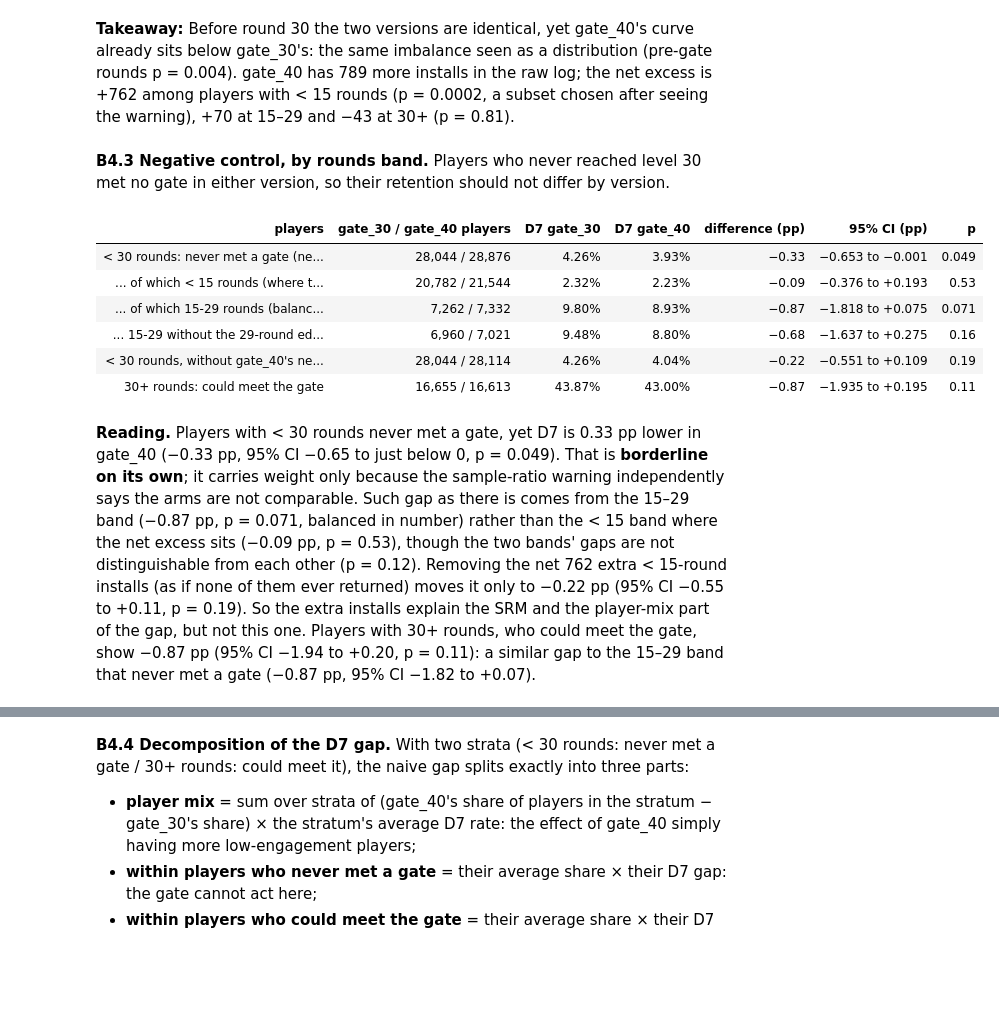
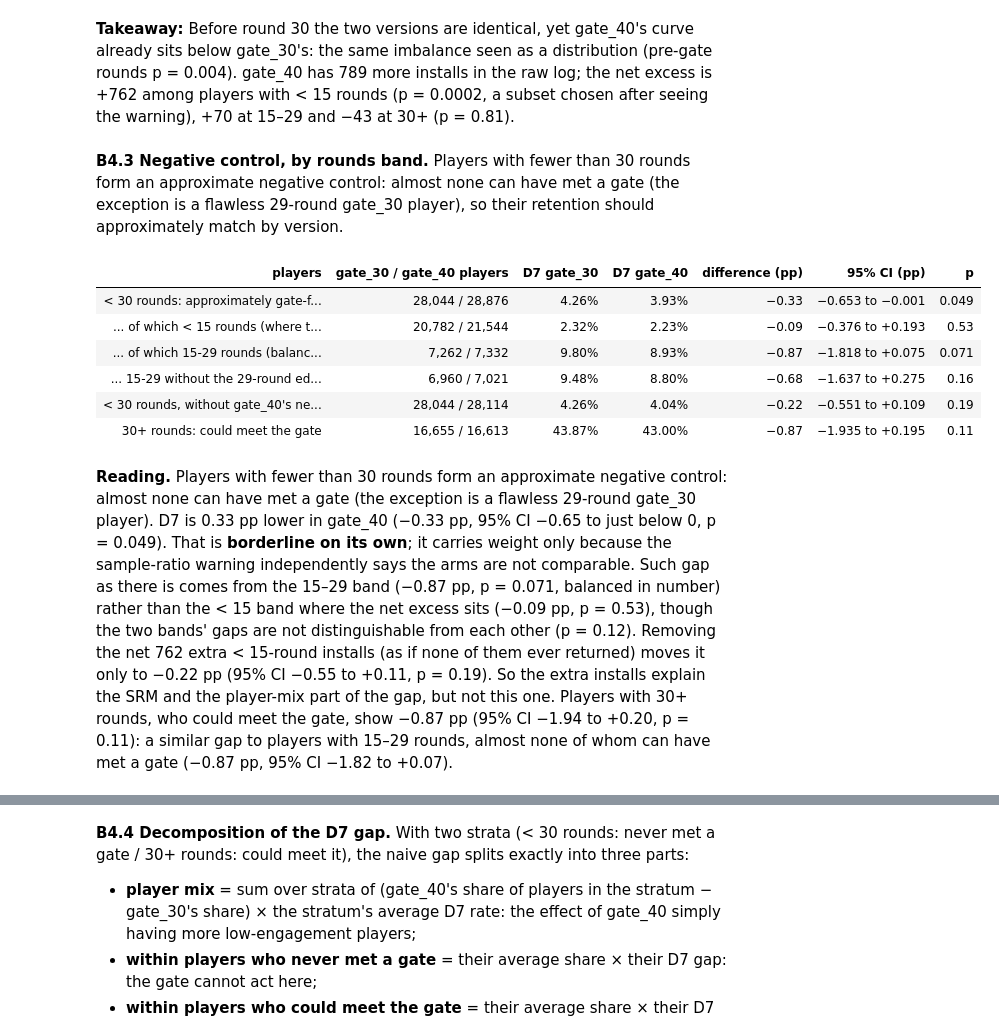
Before and after one commit to edwinzhang98/retention-ab-test-analysis, a Jupyter notebook: notebooks/03_ab_test.ipynb, the cells around one changed output, grey strips where cells are left out. Cells and saved outputs as stored; diff of their text form; code cells hidden in the pictures; blank space fills up the shorter version.

```diff
--- a/notebooks/03_ab_test.ipynb
+++ b/notebooks/03_ab_test.ipynb
@@ -1087,7 +1087,7 @@ For players with < 30 rounds the two versions are the same game, so their number
 **B4.1 Where are the extra installs?** Arm sizes by rounds played, raw assignment log.
 # %%
 STRATA = {"rounds_lt_15": ("fewer than 15 rounds", log["sum_gamerounds"] < 15),
-          "rounds_15_29": ("15-29 rounds (never met a gate)", log["sum_gamerounds"].between(15, 29)),
+          "rounds_15_29": ("15–29 rounds (almost none could have met a gate)", log["sum_gamerounds"].between(15, 29)),
           "rounds_lt_30": ("fewer than 30 rounds (the two bands above)", log["sum_gamerounds"] < 30),
           "rounds_ge_30": ("30+ rounds (could meet the gate)", log["sum_gamerounds"] >= 30)}
 srm_rows = []
@@ -1152,7 +1152,7 @@ show("gate_engagement_gap")
 [interactive output not drawn]
 **Takeaway:** Before round 30 the two versions are identical, yet gate_40's curve already sits below gate_30's: the same imbalance seen as a distribution (pre-gate rounds p = 0.004). gate_40 has 789 more installs in the raw log; the net excess is +762 among players with < 15 rounds (p = 0.0002, a subset chosen after seeing the warning), +70 at 15–29 and −43 at 30+ (p = 0.81).
 # %% [markdown]
-**B4.3 Negative control, by rounds band.** Players who never reached level 30 met no gate in either version, so their retention should not differ by version.
+**B4.3 Negative control, by rounds band.** Players with fewer than 30 rounds form an approximate negative control: almost none can have met a gate (the exception is a flawless 29-round gate_30 player), so their retention should approximately match by version.
 # %%
 GROUPS = {"never_reached_30": players["sum_gamerounds"] < 30, "rounds_lt_15": players["sum_gamerounds"] < 15,
           "rounds_15_29": players["sum_gamerounds"].between(15, 29), "reached_30": players["sum_gamerounds"] >= 30,
@@ -1192,42 +1192,42 @@ b1528, r29 = nc_res[("rounds_15_28", "retention_7")], nc_res[("rounds_29", "rete
 def gap_se(r):
     return np.sqrt(r.rate_t * (1 - r.rate_t) / r.n_t + r.rate_c * (1 - r.rate_c) / r.n_c)
 
 
 gap_diff, gap_diff_se = b1529.abs_lift - b15.abs_lift, np.hypot(gap_se(b1529), gap_se(b15))
 gap_diff_p = 2 * sps.norm.sf(abs(gap_diff / gap_diff_se))
 ref = G["d7_band_gap_difference_15_29_vs_lt_15"]
 assert same(gap_diff, ref["diff"]) and same(gap_diff_se, ref["se"]) and same(gap_diff_p, ref["p_value"])
 
 # claims the text relies on: the negative control is borderline (just under alpha); such gap as there is comes from
 # 15-29 rounds rather than < 15, though the two bands' gaps are not distinguishable; 15-29 and 30+ show a similar
 # (negative) gap; removing the excess leaves no clear gap; the 29-round edge case is small and balanced in number, and
 # without it 15-28 still shows a negative gap
 assert 0.01 < nc7.p_value < C.ALPHA and abs(b15.abs_lift) < abs(b1529.abs_lift) and b15.p_value > C.ALPHA
 assert gap_diff_p > C.ALPHA
 assert b1529.abs_lift < 0 and b30.abs_lift < 0 and abs(b1529.abs_lift - b30.abs_lift) < 0.005
 assert nc_removed.p_value > C.ALPHA
 assert r29.n_t + r29.n_c < 0.05 * (b1529.n_t + b1529.n_c)
 assert S.srm_check(r29.n_t, r29.n_c, C.INTENDED_GATE40_SHARE)["p_value"] > C.ALPHA and b1528.abs_lift < 0
 table(pd.DataFrame([{
     "players": label, "gate_30 / gate_40 players": f"{r.n_c:,} / {r.n_t:,}", "D7 gate_30": r.rate_c, "D7 gate_40": r.rate_t,
     "difference (pp)": r.abs_lift * 100, "95% CI (pp)": ci_txt(r.abs_ci_low, r.abs_ci_high, 3), "p": r.p_value,
-} for label, r in (("< 30 rounds: never met a gate (negative control)", nc7),
+} for label, r in (("< 30 rounds: approximately gate-free (negative control)", nc7),
                    ("... of which < 15 rounds (where the net excess sits)", b15),
                    ("... of which 15-29 rounds (balanced in number)", b1529),
                    ("... 15-29 without the 29-round edge case (15-28 rounds)", b1528),
                    (f"< 30 rounds, without gate_40's net excess of {ex15:,} < 15-round installs", nc_removed),
                    ("30+ rounds: could meet the gate", b30))]),
       {"D7 gate_30": "{:.2%}", "D7 gate_40": "{:.2%}", "difference (pp)": "{:+.2f}", "p": fmt_p}, bold_below=["p"])
 # %% [output]
 | players | gate_30 / gate_40 players | D7 gate_30 | D7 gate_40 | difference (pp) | 95% CI (pp) | p |
-| < 30 rounds: never met a gate (ne... | 28,044 / 28,876 | 4.26% | 3.93% | −0.33 | −0.653 to −0.001 | 0.049 |
+| < 30 rounds: approximately gate-f... | 28,044 / 28,876 | 4.26% | 3.93% | −0.33 | −0.653 to −0.001 | 0.049 |
 | ... of which < 15 rounds (where t... | 20,782 / 21,544 | 2.32% | 2.23% | −0.09 | −0.376 to +0.193 | 0.53 |
 | ... of which 15-29 rounds (balanc... | 7,262 / 7,332 | 9.80% | 8.93% | −0.87 | −1.818 to +0.075 | 0.071 |
 | ... 15-29 without the 29-round ed... | 6,960 / 7,021 | 9.48% | 8.80% | −0.68 | −1.637 to +0.275 | 0.16 |
 | < 30 rounds, without gate_40's ne... | 28,044 / 28,114 | 4.26% | 4.04% | −0.22 | −0.551 to +0.109 | 0.19 |
 | 30+ rounds: could meet the gate | 16,655 / 16,613 | 43.87% | 43.00% | −0.87 | −1.935 to +0.195 | 0.11 |
 # %% [markdown]
-**Reading.** Players with < 30 rounds never met a gate, yet D7 is 0.33 pp lower in gate_40 (−0.33 pp, 95% CI −0.65 to just below 0, p = 0.049). That is **borderline on its own**; it carries weight only because the sample-ratio warning independently says the arms are not comparable. Such gap as there is comes from the 15–29 band (−0.87 pp, p = 0.071, balanced in number) rather than the < 15 band where the net excess sits (−0.09 pp, p = 0.53), though the two bands' gaps are not distinguishable from each other (p = 0.12). Removing the net 762 extra < 15-round installs (as if none of them ever returned) moves it only to −0.22 pp (95% CI −0.55 to +0.11, p = 0.19). So the extra installs explain the SRM and the player-mix part of the gap, but not this one. Players with 30+ rounds, who could meet the gate, show −0.87 pp (95% CI −1.94 to +0.20, p = 0.11): a similar gap to the 15–29 band that never met a gate (−0.87 pp, 95% CI −1.82 to +0.07).
+**Reading.** Players with fewer than 30 rounds form an approximate negative control: almost none can have met a gate (the exception is a flawless 29-round gate_30 player). D7 is 0.33 pp lower in gate_40 (−0.33 pp, 95% CI −0.65 to just below 0, p = 0.049). That is **borderline on its own**; it carries weight only because the sample-ratio warning independently says the arms are not comparable. Such gap as there is comes from the 15–29 band (−0.87 pp, p = 0.071, balanced in number) rather than the < 15 band where the net excess sits (−0.09 pp, p = 0.53), though the two bands' gaps are not distinguishable from each other (p = 0.12). Removing the net 762 extra < 15-round installs (as if none of them ever returned) moves it only to −0.22 pp (95% CI −0.55 to +0.11, p = 0.19). So the extra installs explain the SRM and the player-mix part of the gap, but not this one. Players with 30+ rounds, who could meet the gate, show −0.87 pp (95% CI −1.94 to +0.20, p = 0.11): a similar gap to players with 15–29 rounds, almost none of whom can have met a gate (−0.87 pp, 95% CI −1.82 to +0.07).
 # %%
 show("gate_negative_control")
 # %% [output]
```
Also changed, not shown: parts of 6 cells of this notebook, 27 other files.
